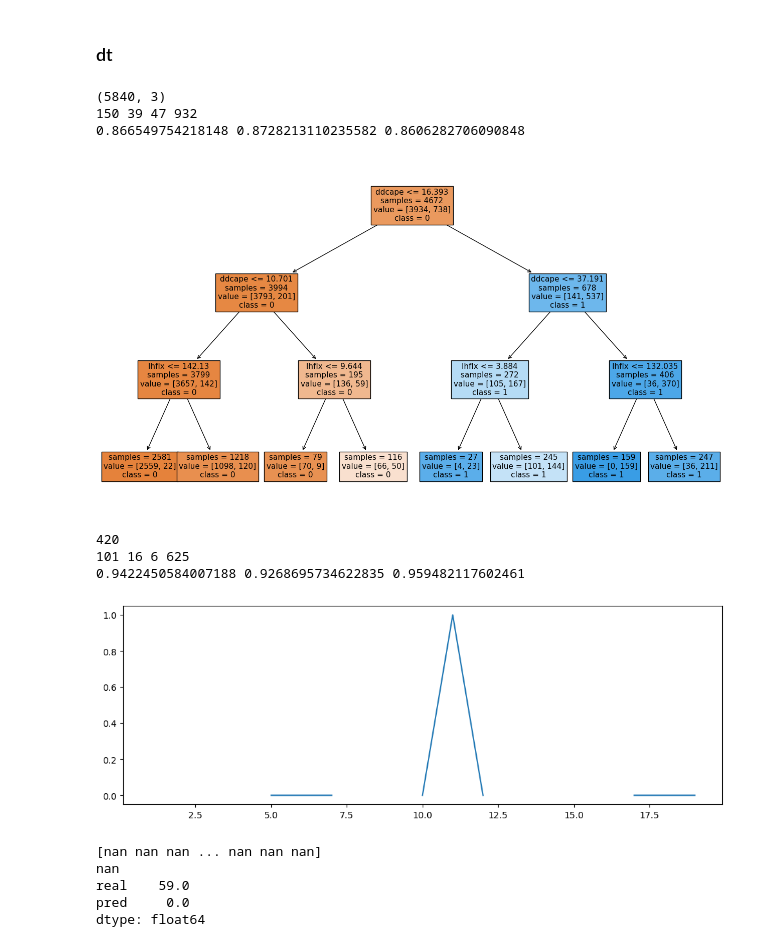
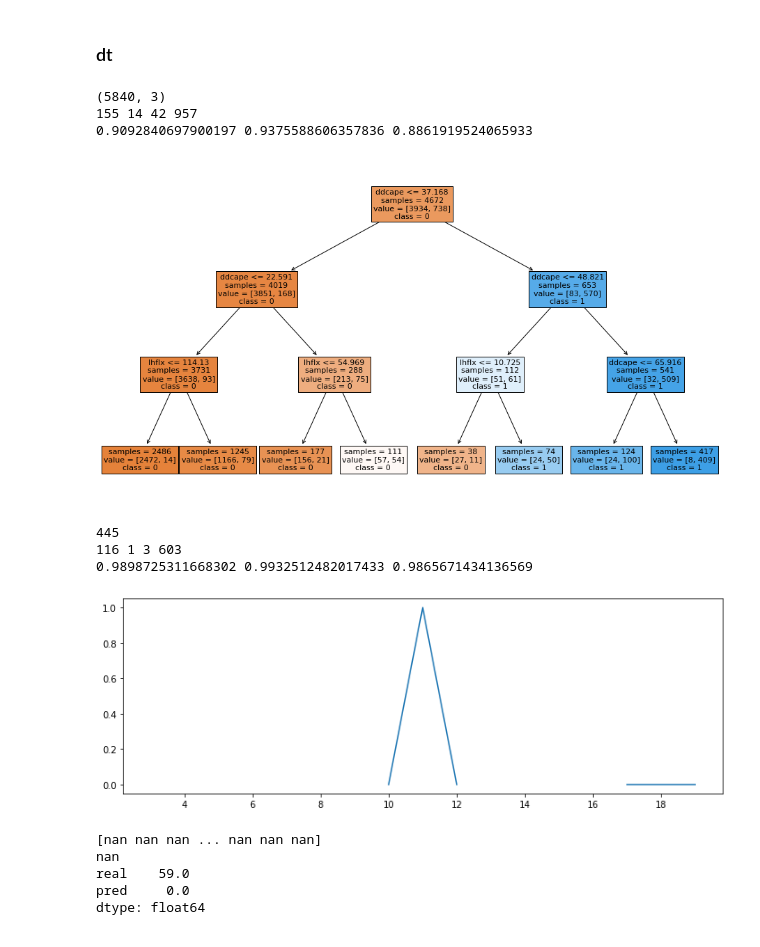
Before and after one commit to eexcalibur/ML_trigger, a Jupyter notebook: ML/trigger_ml_goamazon.ipynb, the cells around one changed output. Cells and saved outputs as stored; diff of their text form; code cells hidden in the pictures.

```diff
--- a/ML/trigger_ml_goamazon.ipynb
+++ b/ML/trigger_ml_goamazon.ipynb
@@ -42,19 +42,19 @@ lev_name = [117,138,162,191,226,268,316,374,441,521,607,689,761,819,858,886,912,
 #undilute_cape = np.loadtxt("/global/homes/z/zhangtao/tmp/goamazon_dc.txt")
 #undilute_cape = np.loadtxt("/global/homes/z/zhangtao/ML_trigger/calc_cape/scam_offline/goamazon_dilute_dcape.txt")
 
-dilute_cape = np.loadtxt("/global/homes/z/zhangtao/ML_trigger/calc_cape/scam_offline/goamazon_dilute_cape.txt")
-dilute_dcape = np.loadtxt("/global/homes/z/zhangtao/ML_trigger/calc_cape/scam_offline/goamazon_dilute_dcape.txt")
-undilute_cape = np.loadtxt("/global/homes/z/zhangtao/ML_trigger/calc_cape/scam_offline/goamazon_undilute_cape.txt")
-undilute_dcape = np.loadtxt("/global/homes/z/zhangtao/ML_trigger/calc_cape/scam_offline/goamazon_undilute_dcape.txt")
+dilute_cape = np.loadtxt("/global/homes/z/zhangtao/ML_trigger/calc_cape/scam_offline/goamazon_dilute_cape_tiedke_0.5.txt")
+dilute_dcape = np.loadtxt("/global/homes/z/zhangtao/ML_trigger/calc_cape/scam_offline/goamazon_dilute_dcape_tiedke_0.5.txt")
+undilute_cape = np.loadtxt("/global/homes/z/zhangtao/ML_trigger/calc_cape/scam_offline/goamazon_undilute_cape_tiedke_0.5.txt")
+undilute_dcape = np.loadtxt("/global/homes/z/zhangtao/ML_trigger/calc_cape/scam_offline/goamazon_undilute_dcape_tiedke_0.5.txt")
 
-dilute_dcape = np.loadtxt("/global/homes/z/zhangtao/ML_trigger/calc_cape/scam_offline/goamazon_dilute_dcape_1.txt")
-undilute_dcape = np.loadtxt("/global/homes/z/zhangtao/ML_trigger/calc_cape/scam_offline/goamazon_undilute_dcape_1.txt")
+#dilute_dcape = np.loadtxt("/global/homes/z/zhangtao/ML_trigger/calc_cape/scam_offline/goamazon_dilute_dcape_2.txt")
+#undilute_dcape = np.loadtxt("/global/homes/z/zhangtao/ML_trigger/calc_cape/scam_offline/goamazon_undilute_dcape_2.txt")
 
 lcl = np.loadtxt("/global/homes/z/zhangtao/ML_trigger/ML/data//goamazon_dilute_lcl")
 
 dataset = load_data.load_arm_hy("/global/homes/z/zhangtao/ML_trigger/ML/data/trigger_goamazon_hy.nc")
 
-dataset['cape'] = undilute_dcape
+dataset['cape'] = dilute_dcape
 dataset['lcl'] = lcl
 print(dataset.shape)
 
@@ -122,7 +122,7 @@ cape_trigger = np.zeros(trig_y_test.shape)
 #print(trig_x_test)
 
 for i in range(len(trig_y_test)):
-    if trig_x_test.iloc[i,4] > 65:
+    if trig_x_test.iloc[i,4] > 37:
         cape_trigger[i] = 1
 
 tn, fp, fn, tp = confusion_matrix(trig_y_test, cape_trigger).ravel()
@@ -451,56 +452,53 @@ print(tp,fp,fn,tn)
 print(f1,p,r)
 # %% [output]
 (5840, 3)
-150 39 47 932
-0.866549754218148 0.8728213110235582 0.8606282706090848
+155 14 42 957
+0.9092840697900197 0.9375588606357836 0.8861919524065933
 # %%
 plt.figure(figsize=(16,9))
 tree.plot_tree(dt.fit(trig_x_train,trig_y_train), proportion=False, impurity=False,filled=True, feature_names=trig_x.columns, label='all', fontsize=11, class_names=['0','1'])
 plt.savefig("figs/MAO_dt.pdf")
 # %% [output]
-[figure, old version]
+[figure, new version]
 # %%
 plt.figure(figsize=(12,4))
 
 trig_x_train,trig_x_test,trig_y_train,trig_y_test= train_test_split(trig_x, trig_y, test_size=0.2, random_state=20)
 cape_trigger = np.zeros(trig_y_test.shape)
 
 #print(trig_x_test)
 j = 0
 for i in range(len(trig_y_test)):
-    if trig_x_test.iloc[i,4] > 37:
+    if trig_x_test.iloc[i,4] > 66:
         cape_trigger[i] = 1
-    elif trig_x_test.iloc[i,4] <= 37 and trig_x_test.iloc[i,4] >= 16:
-        cape_ trigger[i] = 1
-    elif trig_x_test.iloc[i,4] < 11 and trig_x_test.iloc[i,trig_x_test.columns.get_loc('lhflx')] < 142:
+    elif trig_x_test.iloc[i,4] < 23 and trig_x_test.iloc[i,trig_x_test.columns.get_loc('lhflx')] < 114:
         cape_trigger[i] = 0
-    elif trig_x_test.iloc[i,4] > 11 and trig_x_test.iloc[i,4] <= 16:
-        cape_trigger[i] = 0
-        #cape_trigger[i] = np.nan
-        #j = j + 1
+    else:
+        cape_trigger[i] = np.nan
+        j = j + 1
 
 print(j)
 
 plt.plot(cape_trigger[:20])
 
 perf = pd.DataFrame({"real":trig_y_test, "pred":cape_trigger})
 perf = perf.dropna()
 
 
 
 
 tn, fp, fn, tp = confusion_matrix(perf.loc[:,"real"], perf.loc[:,"pred"]).ravel()
 f1 = f1_score(perf.loc[:,"real"], perf.loc[:,"pred"],average='macro')
 p  = precision_score(perf.loc[:,"real"], perf.loc[:,"pred"],average='macro')
 r  = recall_score(perf.loc[:,"real"], perf.loc[:,"pred"],average='macro')
 
 print(tp,fp,fn,tn)
 print(f1,p,r)
 # %% [output]
-420
-101 16 6 625
-0.9422450584007188 0.9268695734622835 0.959482117602461
+445
+116 1 3 603
+0.9898725311668302 0.9932512482017433 0.9865671434136569
-[figure, old version]
+[figure, new version]
 # %%
 trig_x_train,trig_x_test,trig_y_train,trig_y_test= train_test_split(trig_x, trig_y, test_size=0.2, random_state=20)
 cape_trigger = np.zeros(trig_y_test.shape)
```
Also changed, not shown: parts of 9 cells of this notebook, 36 other files.
